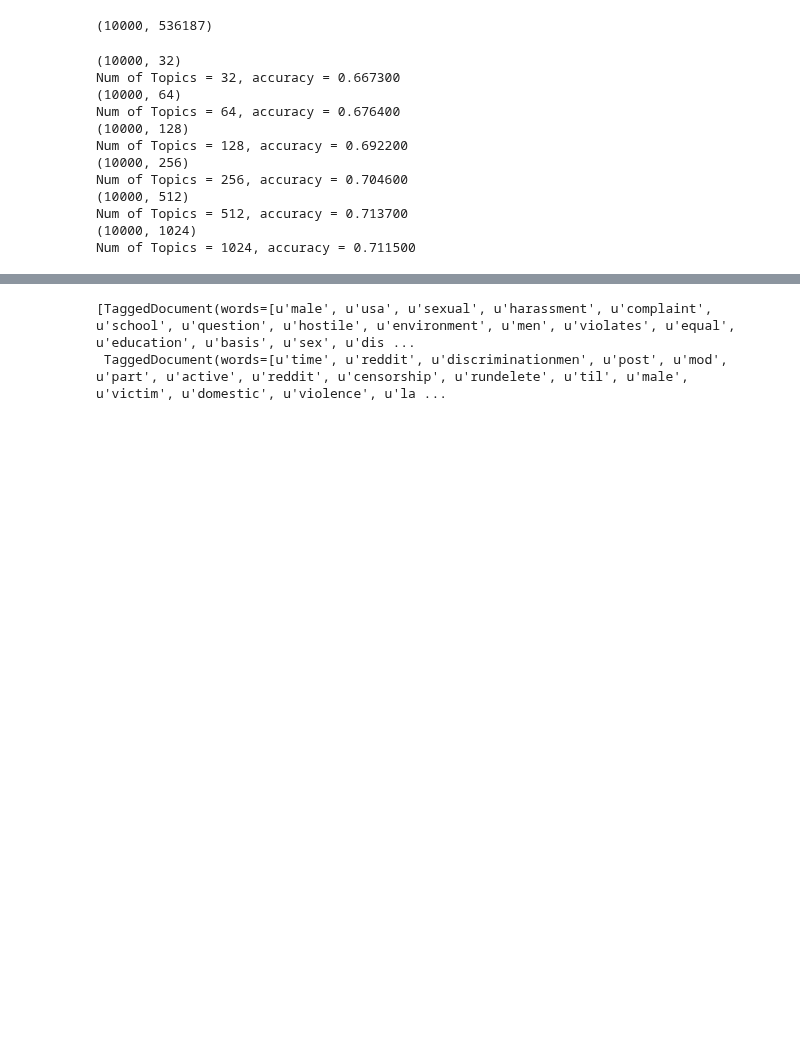
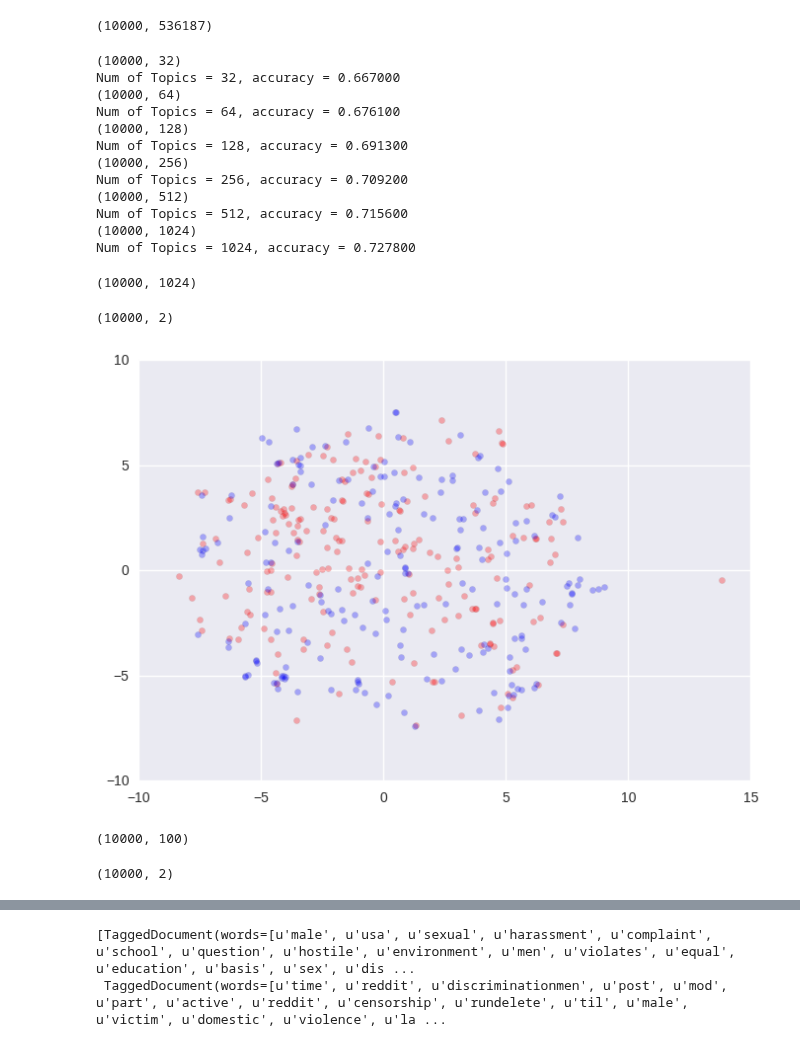
Before and after one commit to chao-ji/reddit, a Jupyter notebook: Part 6 Polarization of rMensRights and rFeminism.ipynb, the cells around one changed output, grey strips where cells are left out. Drawn from its saved outputs; the diff is of its cells as text; code cells hidden in the pictures; blank space fills up the shorter version.

```diff
--- a/Part 6 Polarization of rMensRights and rFeminism.ipynb
+++ b/Part 6 Polarization of rMensRights and rFeminism.ipynb
@@ -139,7 +146,7 @@ from sklearn.model_selection import cross_val_score
 n_topics = [32, 64, 128, 256, 512, 1024]
 lsi = Pipeline([("tfidf", TfidfVectorizer(analyzer='word', stop_words="english", max_features=4096)),
                     ("svd", TruncatedSVD(random_state=123)),
-                    ("normalizer", StandardScaler())])
+                    ("normalizer", Normalizer())])
 
 for n in n_topics:
     lsi.set_params(svd__n_components=n)
@@ -150,14 +157,33 @@ for n in n_topics:
     print "Num of Topics = %d, accuracy = %f" % (n, np.mean(cross_val_score(lr, X, y, cv=10)))
 # %% [output]
 (10000, 32)
-Num of Topics = 32, accuracy = 0.667300
+Num of Topics = 32, accuracy = 0.667000
 (10000, 64)
-Num of Topics = 64, accuracy = 0.676400
+Num of Topics = 64, accuracy = 0.676100
 (10000, 128)
-Num of Topics = 128, accuracy = 0.692200
+Num of Topics = 128, accuracy = 0.691300
 (10000, 256)
-Num of Topics = 256, accuracy = 0.704600
+Num of Topics = 256, accuracy = 0.709200
 (10000, 512)
-Num of Topics = 512, accuracy = 0.713700
+Num of Topics = 512, accuracy = 0.715600
 (10000, 1024)
-Num of Topics = 1024, accuracy = 0.711500
+Num of Topics = 1024, accuracy = 0.727800
+# %%
+X = lsi.set_params(svd__n_components=1024).fit_transform(train_sents)
+# %%
+X.shape
+# %% [output]
+(10000, 1024)
+# %%
+tsne = TSNE(n_components=2, random_state=123)
+X_tsne = tsne.fit_transform(X)
+# %%
+X_tsne.shape
+# %% [output]
+(10000, 2)
+# %%
+plt.scatter(X_tsne[:200, 0], X_tsne[:200, 1], c="r", alpha=0.3, linewidths=0.1)
+plt.scatter(X_tsne[5000:5200, 0], X_tsne[5000:5200, 1], c="b", alpha=0.3, linewidths=0.1)
+plt.show()
+# %% [output]
+[figure, added]
@@ -163,0 +198,4 @@ Num of Topics = 1024, accuracy = 0.711500
+# %%
+X_lda.shape
+# %% [output]
+(10000, 100)
@@ -163,0 +205,4 @@ Num of Topics = 1024, accuracy = 0.711500
+# %%
+X_tsne.shape
+# %% [output]
+(10000, 2)
```
Also changed, not shown: parts of 19 cells of this notebook.
